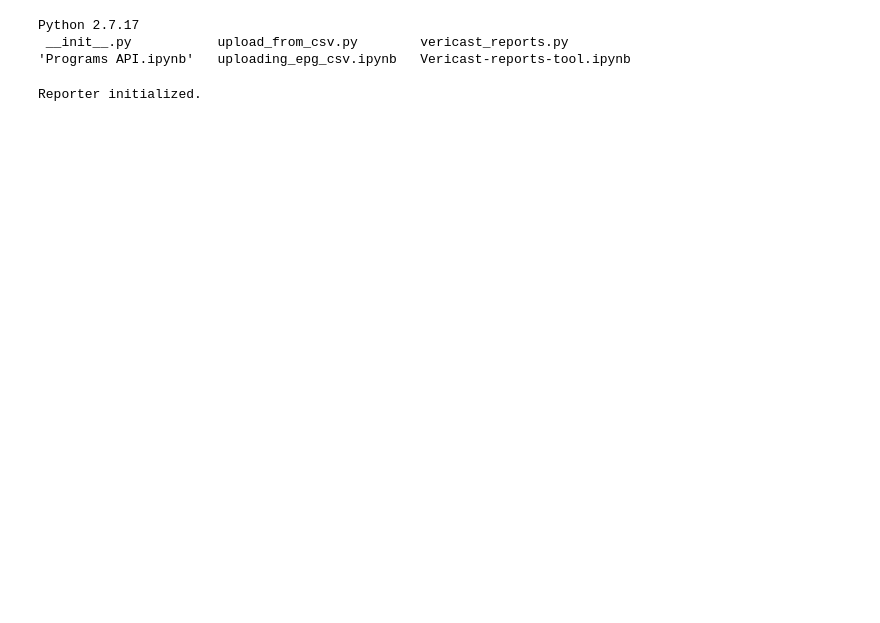
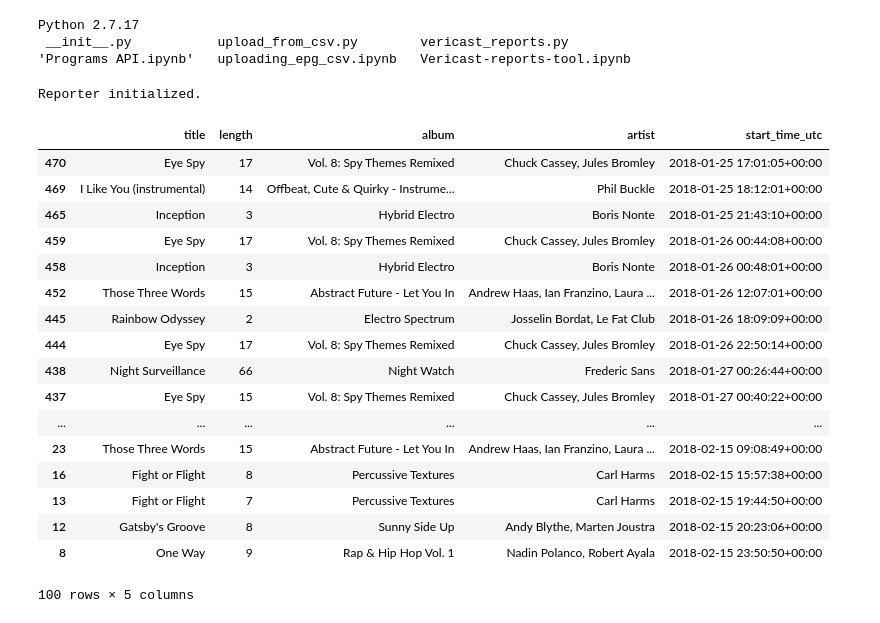
Before and after one commit to aquaerius/bmat-tv-av, a Jupyter notebook: src/notebooks/Vericast-reports-tool.ipynb, the cells around one changed output. Saved outputs shown, nothing was run; the diff lists cells and outputs as text; code cells hidden in the pictures; blank space fills up the shorter version.

```diff
--- a/src/notebooks/Vericast-reports-tool.ipynb
+++ b/src/notebooks/Vericast-reports-tool.ipynb
@@ -81,3 +87,26 @@ report = VericastMatchReporter(
 )
 # %% [output]
 Reporter initialized.
+# %%
+# show the df created by reporter from file
+sample = report.df.sample(100).sort_values(by=['start_time_utc'])
+sample
+# %% [output]
+|  | title | length | album | artist | start_time_utc |
+| 470 | Eye Spy | 17 | Vol. 8: Spy Themes Remixed | Chuck Cassey, Jules Bromley | 2018-01-25 17:01:05+00:00 |
+| 469 | I Like You (instrumental) | 14 | Offbeat, Cute & Quirky - Instrume... | Phil Buckle | 2018-01-25 18:12:01+00:00 |
+| 465 | Inception | 3 | Hybrid Electro | Boris Nonte | 2018-01-25 21:43:10+00:00 |
+| 459 | Eye Spy | 17 | Vol. 8: Spy Themes Remixed | Chuck Cassey, Jules Bromley | 2018-01-26 00:44:08+00:00 |
+| 458 | Inception | 3 | Hybrid Electro | Boris Nonte | 2018-01-26 00:48:01+00:00 |
+| 452 | Those Three Words | 15 | Abstract Future - Let You In | Andrew Haas, Ian Franzino, Laura ... | 2018-01-26 12:07:01+00:00 |
+| 445 | Rainbow Odyssey | 2 | Electro Spectrum | Josselin Bordat, Le Fat Club | 2018-01-26 18:09:09+00:00 |
+| 444 | Eye Spy | 17 | Vol. 8: Spy Themes Remixed | Chuck Cassey, Jules Bromley | 2018-01-26 22:50:14+00:00 |
+| 438 | Night Surveillance | 66 | Night Watch | Frederic Sans | 2018-01-27 00:26:44+00:00 |
+| 437 | Eye Spy | 15 | Vol. 8: Spy Themes Remixed | Chuck Cassey, Jules Bromley | 2018-01-27 00:40:22+00:00 |
+| ... | ... | ... | ... | ... | ... |
+| 23 | Those Three Words | 15 | Abstract Future - Let You In | Andrew Haas, Ian Franzino, Laura ... | 2018-02-15 09:08:49+00:00 |
+| 16 | Fight or Flight | 8 | Percussive Textures | Carl Harms | 2018-02-15 15:57:38+00:00 |
+| 13 | Fight or Flight | 7 | Percussive Textures | Carl Harms | 2018-02-15 19:44:50+00:00 |
+| 12 | Gatsby's Groove | 8 | Sunny Side Up | Andy Blythe, Marten Joustra | 2018-02-15 20:23:06+00:00 |
+| 8 | One Way | 9 | Rap & Hip Hop Vol. 1 | Nadin Polanco, Robert Ayala | 2018-02-15 23:50:50+00:00 |
+100 rows × 5 columns
```
Also changed, not shown: parts of 18 cells of this notebook, 1 other file.
